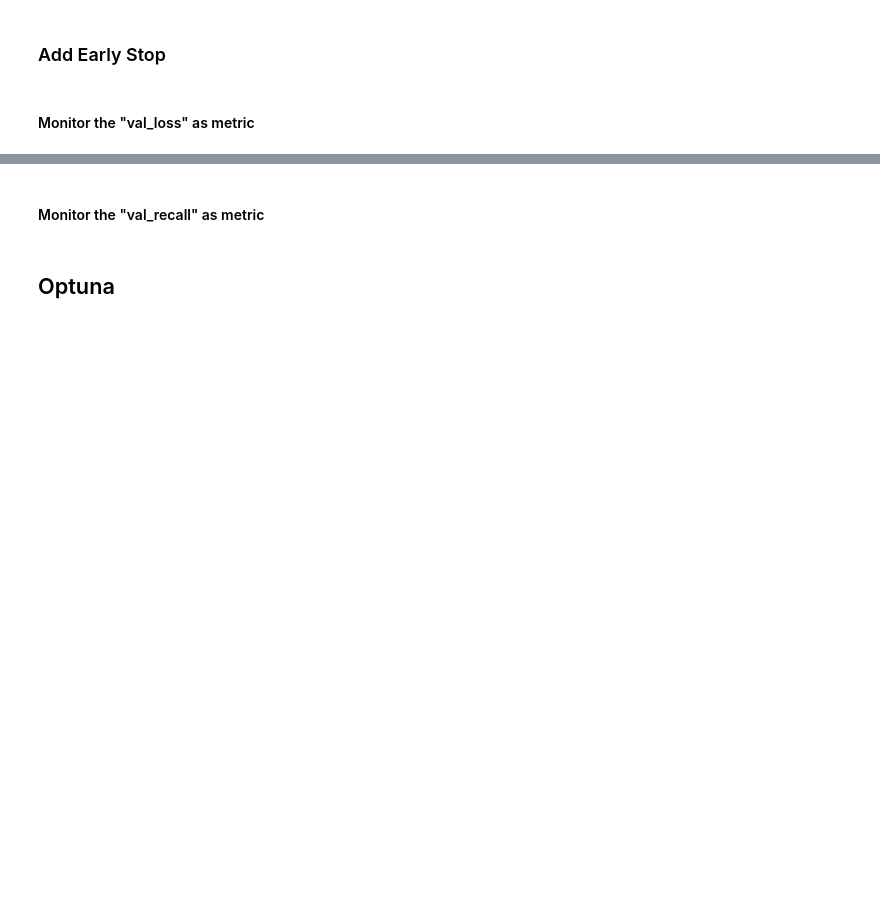
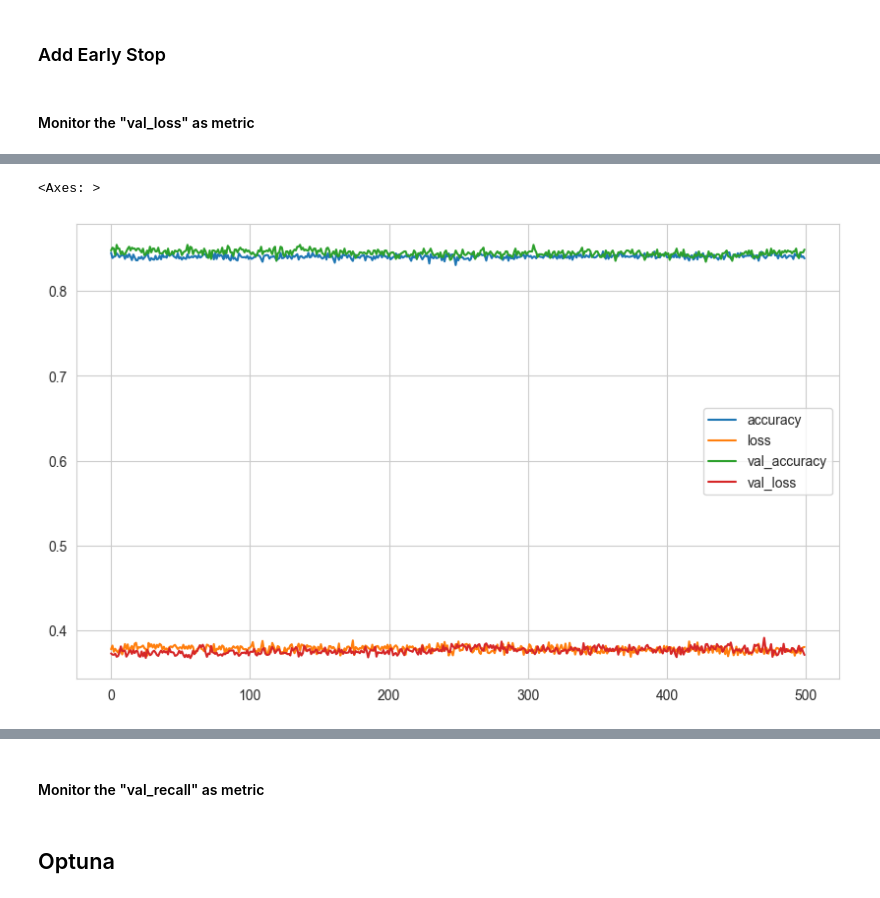
Before and after one commit to iceyisaak/dl_assignment-1, a Jupyter notebook: DL-Assignment-1 (Classification with ANN-Churn Prediction)-Student.ipynb, the cells around one changed output, grey strips where cells are left out. Saved outputs shown, nothing was run; the diff lists cells and outputs as text; code cells hidden in the pictures; blank space fills up the shorter version.

```diff
--- a/DL-Assignment-1 (Classification with ANN-Churn Prediction)-Student.ipynb
+++ b/DL-Assignment-1 (Classification with ANN-Churn Prediction)-Student.ipynb
@@ -577,0 +707,25 @@ Investigate how the "class_weight" hyper-parameter is used in a Neural Network.
+# %%
+model = Sequential()
+
+model.add(Dense(36, activation="relu", input_dim=X_train.shape[1]))
+model.add(Dropout(0.5))
+
+model.add(Dense(18, activation="relu"))
+model.add(Dropout(0.5))
+
+model.add(Dense(9, activation="relu"))
+model.add(Dropout(0.5))
+
+model.add(Dense(1, activation="sigmoid"))
+
+opt = Adam(learning_rate=0.001)
+model.compile(optimizer=opt, loss="binary_crossentropy", metrics=["accuracy"])
+# %%
+model.fit(
+    x=X_train,
+    y=y_train,
+    validation_data = (X_val, y_val),
+    batch_size=32,
+    epochs=500,
+    verbose=1
+)
@@ -580,2 +778,16 @@ Investigate how the "class_weight" hyper-parameter is used in a Neural Network.
 # %% [markdown]
 #### Monitor the "val_loss" as metric
+# %%
+early_stop = EarlyStopping(
+    monitor="val_loss", mode="min", verbose=1, patience=15, restore_best_weights=True
+)
+# %%
+model.fit(
+    x=X_train,
+    y=y_train,
+    validation_data = (X_val, y_val),
+    batch_size=32,
+    epochs=500,
+    verbose=1,
+    callbacks=[early_stop],
+)
@@ -581,0 +819,6 @@ Investigate how the "class_weight" hyper-parameter is used in a Neural Network.
+# %%
+loss_df = pd.DataFrame(model.history.history)
+loss_df.plot()
+# %% [output]
+<Axes: >
+[figure, added]
```
Also changed, not shown: parts of 32 cells of this notebook.
